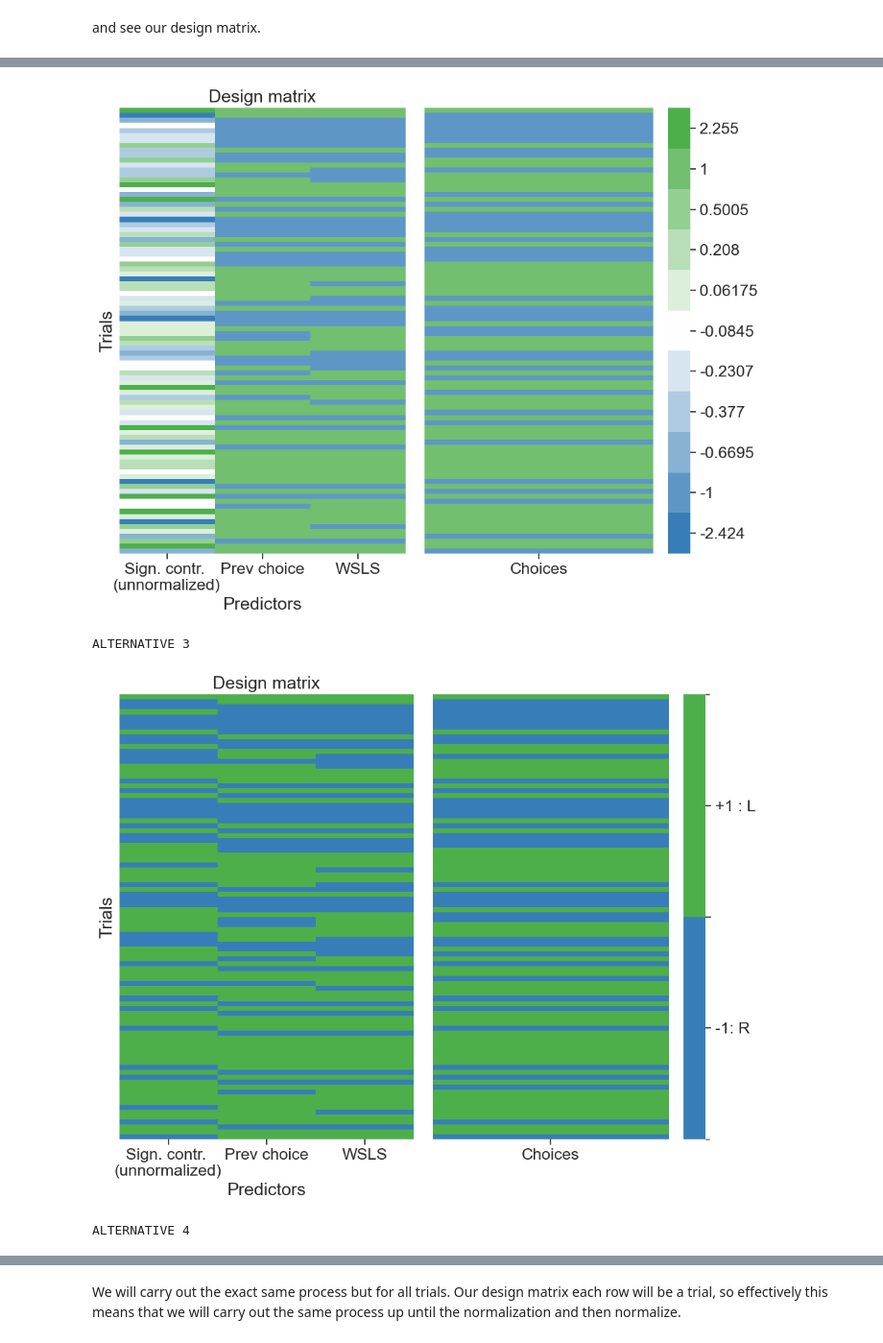
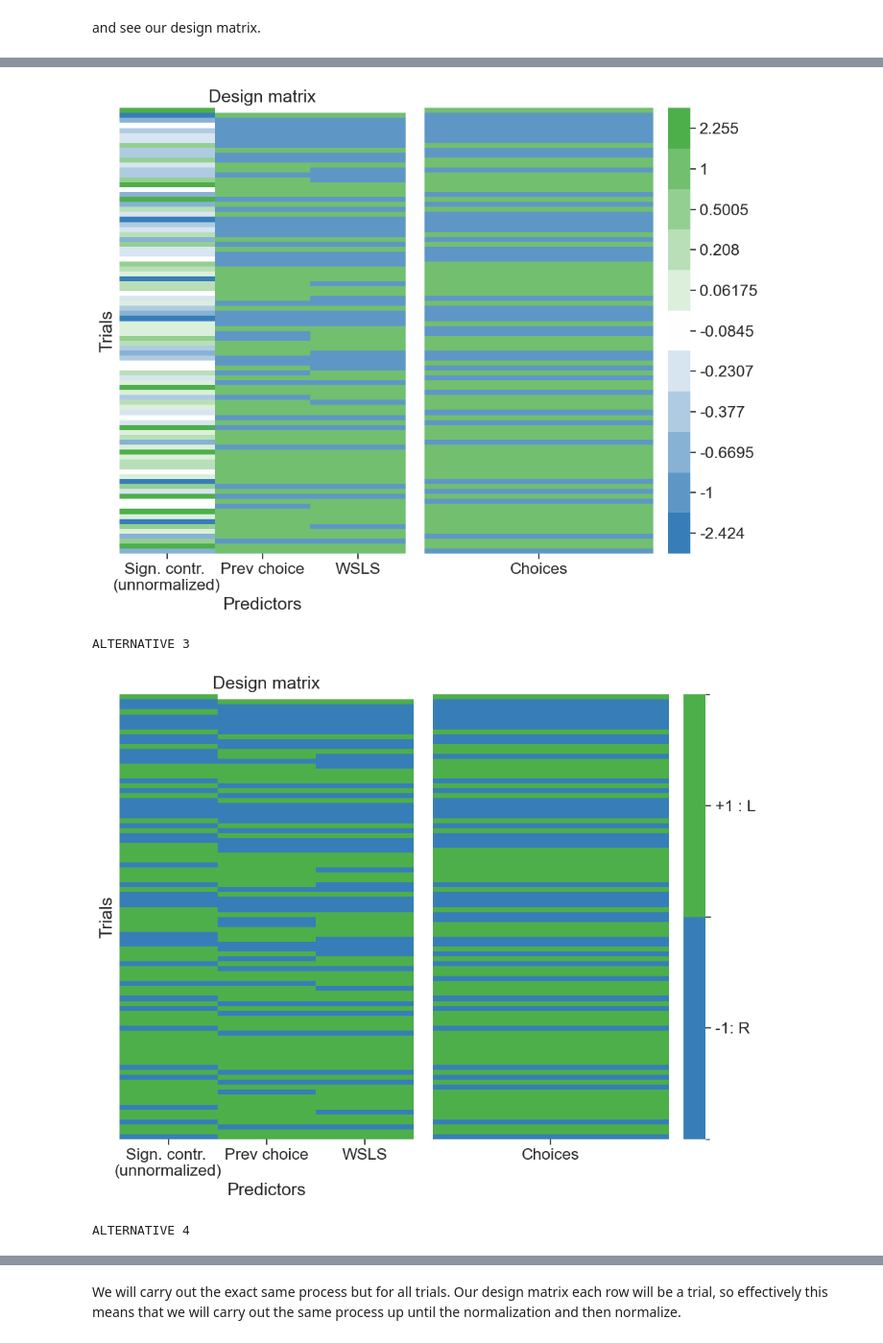
Before and after one commit to camila-maura/glm_hmm_notebook, a Jupyter notebook: scripts/01_ashwood_replication.ipynb, the cells around one changed output, grey strips where cells are left out. Shown at 96% size. Drawn from its saved outputs; the diff is of its cells as text; code cells hidden in the pictures.

```diff
--- a/scripts/01_ashwood_replication.ipynb
+++ b/scripts/01_ashwood_replication.ipynb
@@ -366,7 +366,7 @@ axes[0].set_title("Design matrix")
 
 # ---- heatmap 2: choices ----
 sns.heatmap(
-    valid_choices.to_numpy().reshape(-1, 1),
+    choice[valid_choices_idx].to_numpy().reshape(-1, 1),
     ax=axes[1],
     cmap=cmap_cat,
     norm=norm,
@@ -436,7 +436,7 @@ axes[0].set_title("Design matrix")
 
 # ---- heatmap 2: choices ----
 sns.heatmap(
-    valid_choices.to_numpy().reshape(-1, 1),
+    choice[valid_choices_idx].to_numpy().reshape(-1, 1),
     ax=axes[1],
     cmap=cmap_cat,
     norm=norm,
@@ -471,7 +471,7 @@ sns.heatmap(
 
 # choices panel (also binary)
 sns.heatmap(
-    valid_choices.to_numpy().reshape(-1, 1),
+    choice[valid_choices_idx].to_numpy().reshape(-1, 1),
     ax=axes[1],
     cmap=cmap_cat,
     norm=norm,
@@ -629,7 +629,7 @@ c_bar.set_ticklabels(['-1: R', '', '+1 : L'])
 
 # choices panel (also binary)
 sns.heatmap(
-    valid_choices.to_numpy().reshape(-1, 1),
+    choice[valid_choices_idx].to_numpy().reshape(-1, 1),
     ax=axes[2],
     cmap=cmap_bin,
     norm=norm_bin,
@@ -684,7 +684,7 @@ ALTERNATIVE 1
 ALTERNATIVE 2
-[figure, old version]
+[figure, new version]
 ALTERNATIVE 3
-[figure, old version]
+[figure, new version]
 ALTERNATIVE 4
 [figure]
 ALTERNATIVE 5
```
Also changed, not shown: parts of 15 cells of this notebook, 1 other file.
